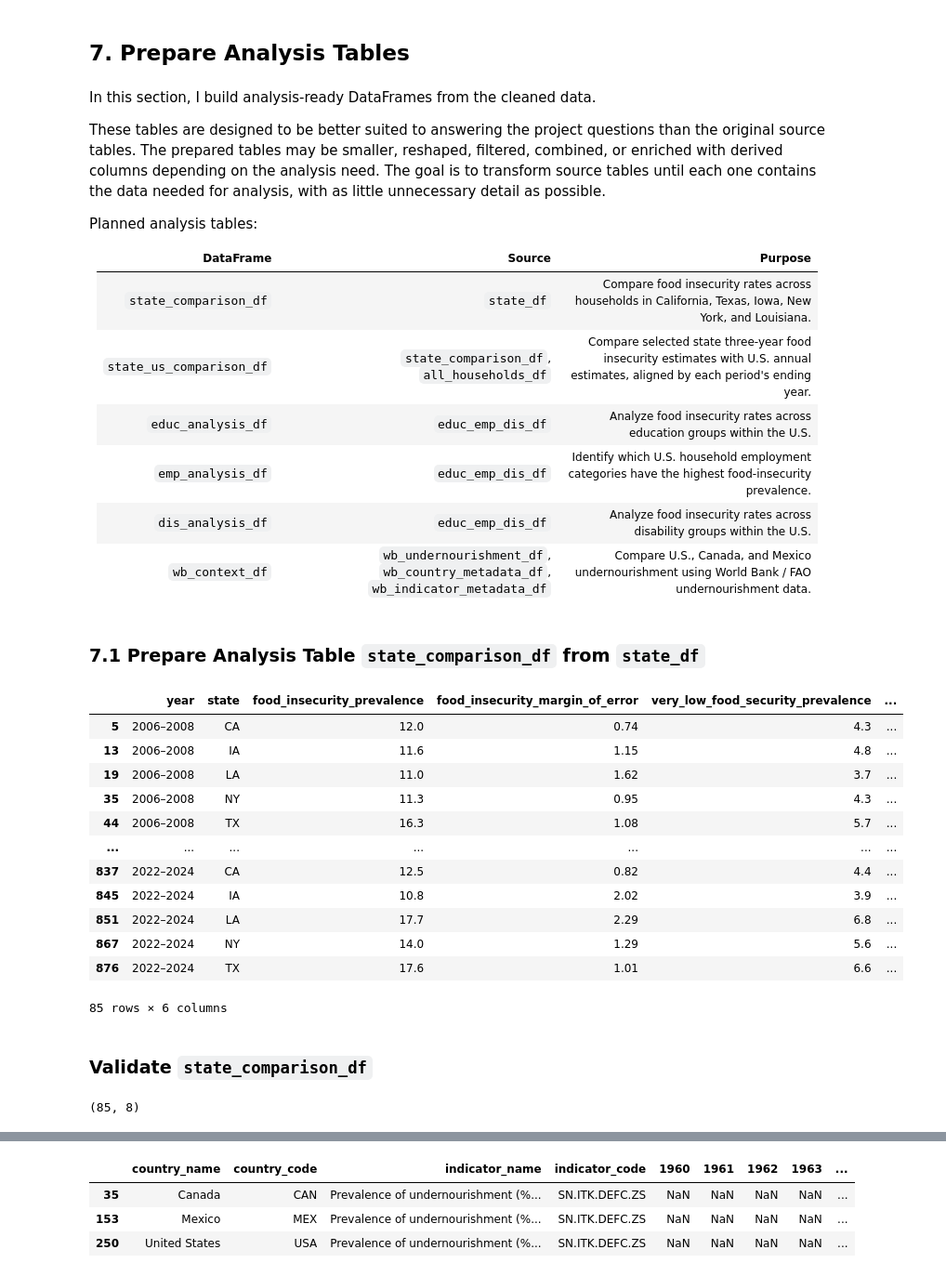
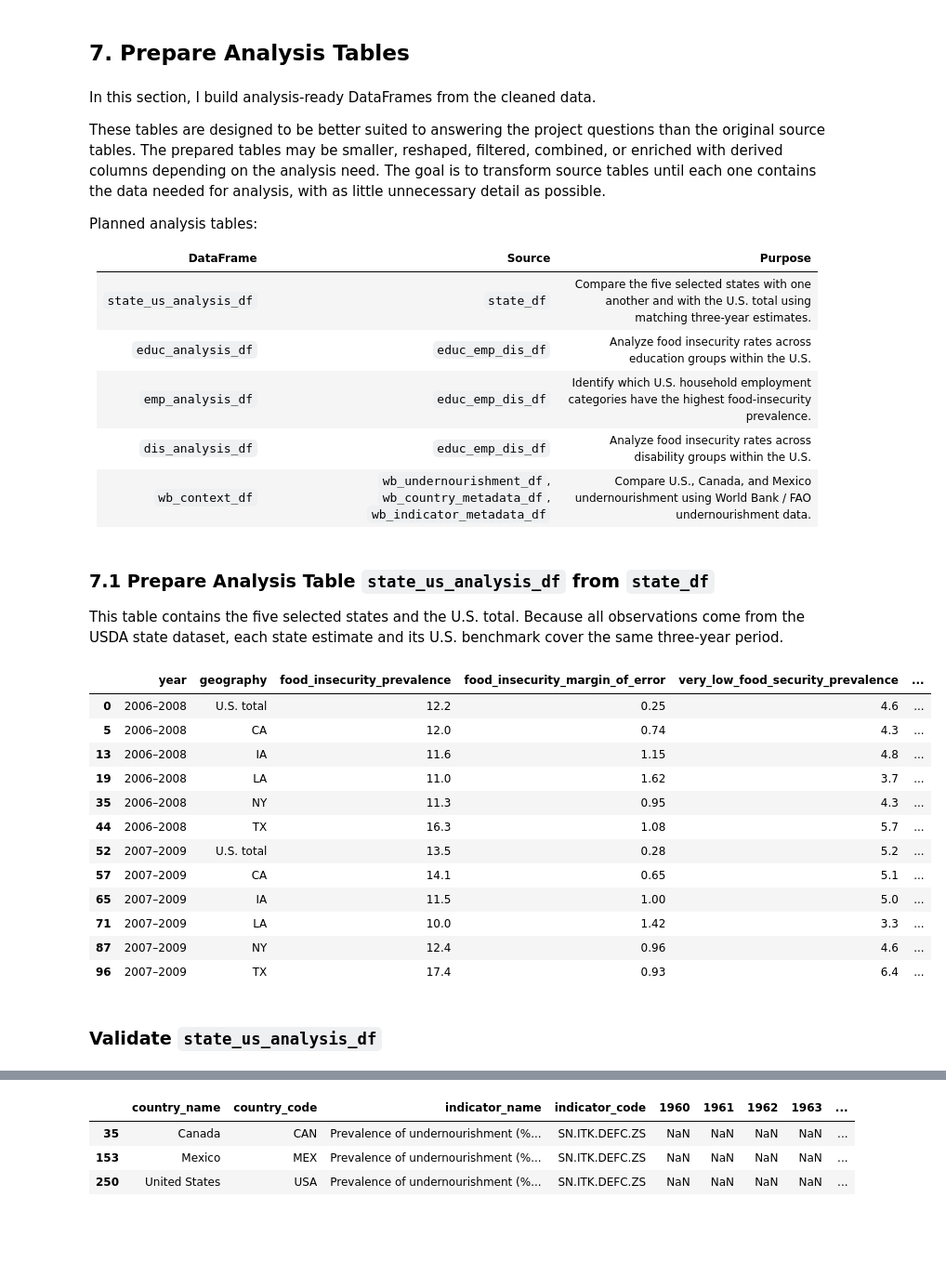
Before and after one commit to MichaelBujard/notebook-portfolio-project-0, a Jupyter notebook: notebooks/food_insecurity_analysis.ipynb, the cells around one changed output, grey strips where cells are left out. Shown at 93% size. Saved outputs shown, nothing was run; the diff lists cells and outputs as text; code cells hidden in the pictures; blank space fills up the shorter version.

Commit message:
Complete data cleaning and prepare analysis tables

```diff
--- a/notebooks/food_insecurity_analysis.ipynb
+++ b/notebooks/food_insecurity_analysis.ipynb
@@ -826,0 +726,2 @@ wb_country_metadata_df.columns.tolist()
+# %%
+state_df['state'] = state_df['state'].replace({'U.S.': 'U.S. total'})
@@ -1223,38 +1030,49 @@ Planned analysis tables:
 
 | DataFrame | Source | Purpose |
 |---|---|---|
-|`state_comparison_df`|`state_df`| Compare food insecurity rates across households in California, Texas, Iowa, New York, and Louisiana. |
-|`state_us_comparison_df`|`state_comparison_df`, `all_households_df`| Compare selected state three-year food insecurity estimates with U.S. annual estimates, aligned by each period's ending year.|
+|`state_us_analysis_df`|`state_df`| Compare the five selected states with one another and with the U.S. total using matching three-year estimates. |
 |`educ_analysis_df`|`educ_emp_dis_df`| Analyze food insecurity rates across education groups within the U.S. |
 |`emp_analysis_df`|`educ_emp_dis_df`| Identify which U.S. household employment categories have the highest food-insecurity prevalence. |
 |`dis_analysis_df`|`educ_emp_dis_df`| Analyze food insecurity rates across disability groups within the U.S. |
 |`wb_context_df`|`wb_undernourishment_df`, `wb_country_metadata_df`, `wb_indicator_metadata_df`| Compare U.S., Canada, and Mexico undernourishment using World Bank / FAO undernourishment data. |
 # %% [markdown]
-### 7.1 Prepare Analysis Table `state_comparison_df` from `state_df`
+### 7.1 Prepare Analysis Table `state_us_analysis_df` from `state_df`
+
+This table contains the five selected states and the U.S. total. Because all observations come from the USDA state dataset, each state estimate and its U.S. benchmark cover the same three-year period.
 # %%
-# define selected states
-selected_states = [
-    'CA','IA','LA','NY','TX'
+selected_geographies = [
+    'CA',
+    'IA',
+    'LA',
+    'NY',
+    'TX',
+    'U.S. total'
 ]
 
-is_selected_state = state_df['state'].isin(selected_states)
+is_selected_geography = state_df['state'].isin(selected_geographies)
 
+state_us_analysis_df = (
+    state_df.loc[is_selected_geography]
+    .rename(
+        {'state': 'geography'},
+        axis=1
+    )
+    .copy()
+)
 
-state_comparison_df = state_df.loc[is_selected_state].copy()
-
-display(state_comparison_df)
+display(state_us_analysis_df.head(12))
 # %% [output]
-|  | year | state | food_insecurity_prevalence | food_insecurity_margin_of_error | very_low_food_security_prevalence | ... |
+|  | year | geography | food_insecurity_prevalence | food_insecurity_margin_of_error | very_low_food_security_prevalence | ... |
+| 0 | 2006–2008 | U.S. total | 12.2 | 0.25 | 4.6 | ... |
 | 5 | 2006–2008 | CA | 12.0 | 0.74 | 4.3 | ... |
 | 13 | 2006–2008 | IA | 11.6 | 1.15 | 4.8 | ... |
 | 19 | 2006–2008 | LA | 11.0 | 1.62 | 3.7 | ... |
 | 35 | 2006–2008 | NY | 11.3 | 0.95 | 4.3 | ... |
 | 44 | 2006–2008 | TX | 16.3 | 1.08 | 5.7 | ... |
-| ... | ... | ... | ... | ... | ... | ... |
-| 837 | 2022–2024 | CA | 12.5 | 0.82 | 4.4 | ... |
-| 845 | 2022–2024 | IA | 10.8 | 2.02 | 3.9 | ... |
-| 851 | 2022–2024 | LA | 17.7 | 2.29 | 6.8 | ... |
-| 867 | 2022–2024 | NY | 14.0 | 1.29 | 5.6 | ... |
-| 876 | 2022–2024 | TX | 17.6 | 1.01 | 6.6 | ... |
+| 52 | 2007–2009 | U.S. total | 13.5 | 0.28 | 5.2 | ... |
+| 57 | 2007–2009 | CA | 14.1 | 0.65 | 5.1 | ... |
+| 65 | 2007–2009 | IA | 11.5 | 1.00 | 5.0 | ... |
+| 71 | 2007–2009 | LA | 10.0 | 1.42 | 3.3 | ... |
+| 87 | 2007–2009 | NY | 12.4 | 0.96 | 4.6 | ... |
+| 96 | 2007–2009 | TX | 17.4 | 0.93 | 6.4 | ... |
-85 rows × 6 columns
 # %%
@@ -1269,7 +1087,3 @@ state_comparison_df['period_end_year'] = period_years[1].astype('int64')
 # %% [markdown]
-### Validate `state_comparison_df`
+### Validate `state_us_analysis_df`
-# %%
-state_comparison_df.shape
-# %% [output]
-(85, 8)
 # %%
```
Also changed, not shown: parts of 88 cells of this notebook, 1 other file.
